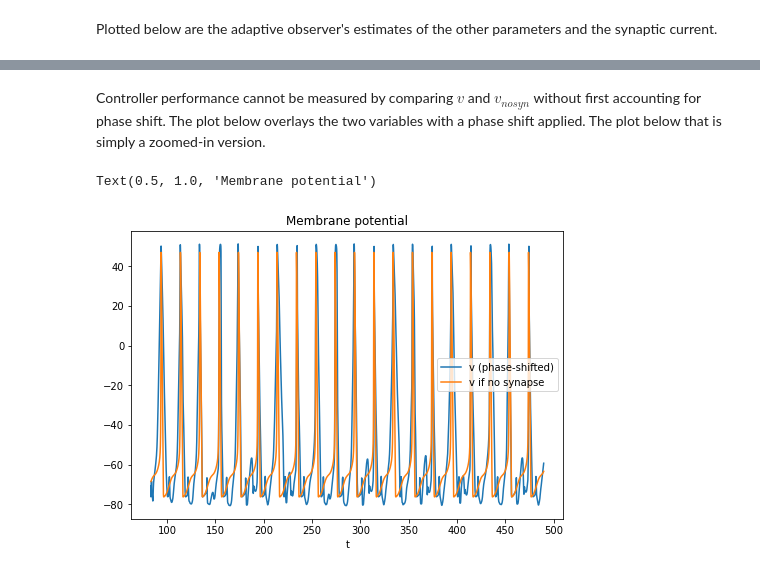
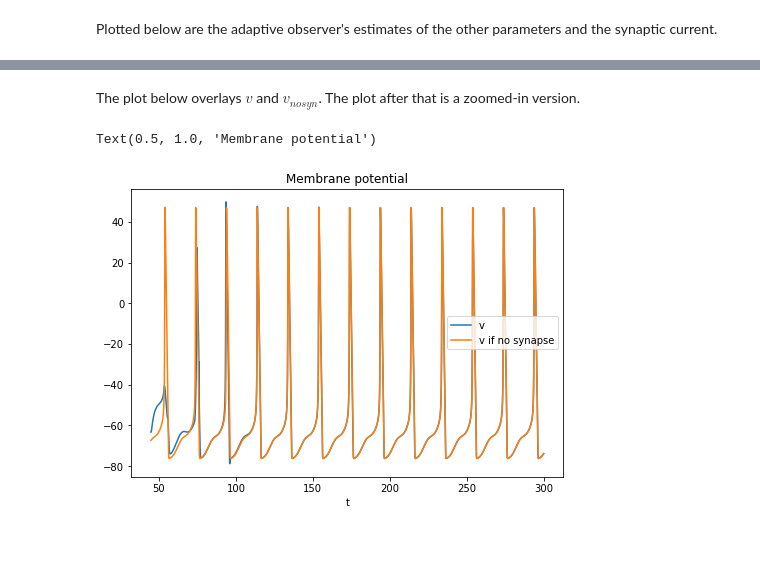
Before and after one commit to RJZS/adaptive-conductance-control, a Jupyter notebook: HH neuron rejecting HH neuron.ipynb, the cells around one changed output, grey strips where cells are left out. Saved outputs shown, nothing was run; the diff lists cells and outputs as text; code cells hidden in the pictures; blank space fills up the shorter version.

```diff
--- a/HH neuron rejecting HH neuron.ipynb
+++ b/HH neuron rejecting HH neuron.ipynb
@@ -26,14 +26,14 @@ Iapp = lambda t : 2 + np.sin(2*np.pi/10*t)
 # Initial conditions
 x_0 = [0, 0, 0, 0, 0]; # V, m, h, n, s
 x̂_0 = [-60, 0.5, 0.5, 0.5, 0.5];
-θ̂_0 = [60, 60, 10, 10, 0, 0, 0, 0, 0]; # gNa, gK, gL, gsyn, gNa*ENa, gK*EK, gL*EL, gsyn*Esyn, 1
+θ̂_0 = [60, 60, 10, 10, 0, 0, 0, 0, 0.1]; # gNa, gK, gL, gsyn, gNa*ENa, gK*EK, gL*EL, gsyn*Esyn, 1
 P_0 = np.eye(9);
 Ψ_0 = [0, 0, 0, 0, 0, 0, 0, 0, 0];
 x_0_p = [0, 0, 0, 0]; # x_0 for presynaptic neuron
 
 # Integration initial conditions and parameters
 dt = 0.01
-Tfinal = 500. # Default is 100.
+Tfinal = 300. # Default is 100.
 tspan = (0.,Tfinal)
 z_0 = np.concatenate((x_0, x̂_0, θ̂_0, P_0.flatten(), Ψ_0, x_0_p, x_0[:4]))
 # %% [markdown]
@@ -159,19 +159,19 @@ Text(0.5, 1.0, 'I_syn (neglecting transient)')
-# %% [markdown]
-Controller performance cannot be measured by comparing $v$ and $v_{nosyn}$ without first accounting for phase shift. The plot below overlays the two variables with a phase shift applied. The plot below that is simply a zoomed-in version.
+# %% [markdown]
+The plot below overlays $v$ and $v_{nosyn}$. The plot after that is a zoomed-in version.
 # %%
 plt9 = plt.figure(); plt9ax = plt9.add_axes([0,0,1,1])
 go_from = 3000
-phase_shift = 400
+phase_shift = 1
 
 t_trunc = t[go_from:-phase_shift]
 v_trunc = v[go_from+phase_shift:]
 v_nosyn_trunc = v_nosyn[go_from:-phase_shift]
 
 plt9ax.plot(t_trunc,v_trunc)
 plt9ax.plot(t_trunc,v_nosyn_trunc)
 plt9ax.set_xlabel("t")
-plt9ax.legend(["v (phase-shifted)", "v if no synapse"])
+plt9ax.legend(["v", "v if no synapse"])
 plt9ax.set_title("Membrane potential")
 # %% [output]
 Text(0.5, 1.0, 'Membrane potential')
-[figure, old version]
+[figure, new version]
```
Also changed, not shown: parts of 9 cells of this notebook, 1 other file.
